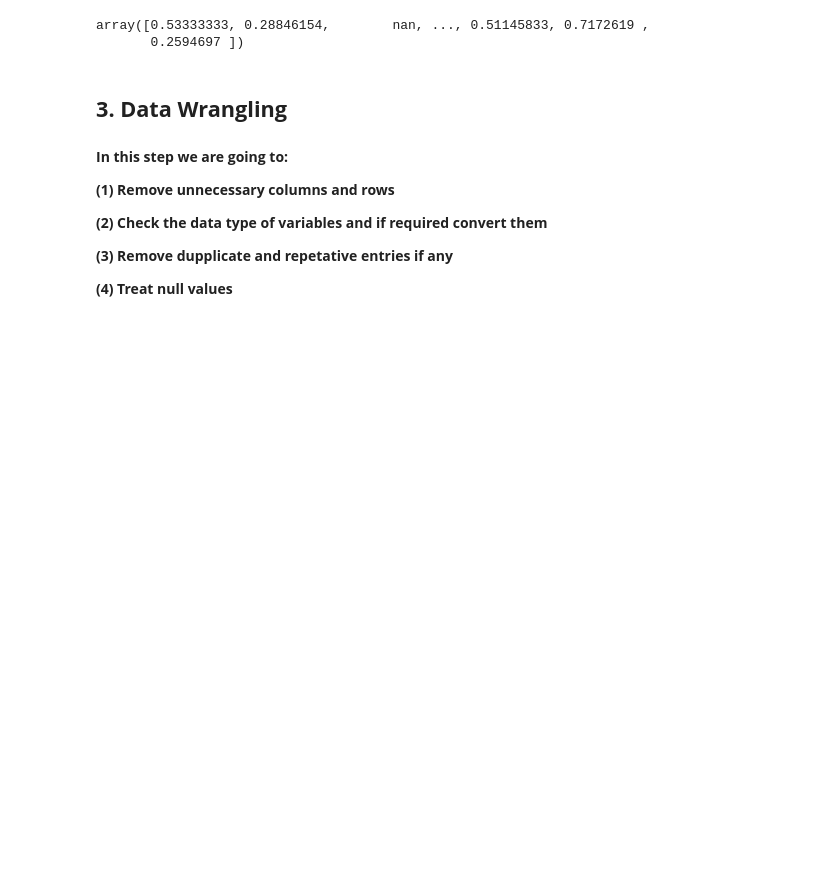
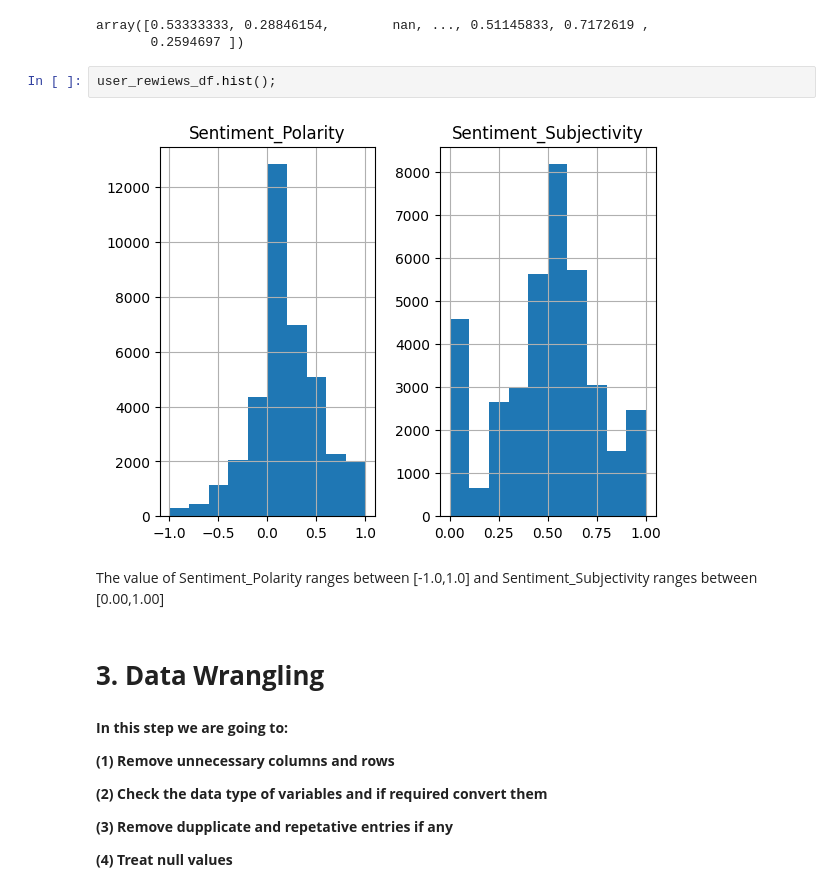
Before and after one commit to atulchune/EDA-Playstore-review-app-analysis, a Jupyter notebook: Capstone_EDA_Play_store_review_app_analysis.ipynb, the cells around one changed output. Drawn from its saved outputs; the diff is of its cells as text; blank space fills up the shorter version.

```diff
--- a/Capstone_EDA_Play_store_review_app_analysis.ipynb
+++ b/Capstone_EDA_Play_store_review_app_analysis.ipynb
@@ -415,8 +414,14 @@ user_rewiews_df['Sentiment_Subjectivity'].unique()
 # %% [output]
 array([0.53333333, 0.28846154,        nan, ..., 0.51145833, 0.7172619 ,
        0.2594697 ])
+# %%
+user_rewiews_df.hist();
+# %% [output]
+[figure, added]
+# %% [markdown]
+The value of Sentiment_Polarity ranges between [-1.0,1.0] and Sentiment_Subjectivity ranges between [0.00,1.00]
 # %% [markdown]
-## **3. Data Wrangling**
+# **3. Data Wrangling**
 # %% [markdown]
  **In this step we are going to:**
 
```
Also changed, not shown: parts of 75 cells of this notebook.
